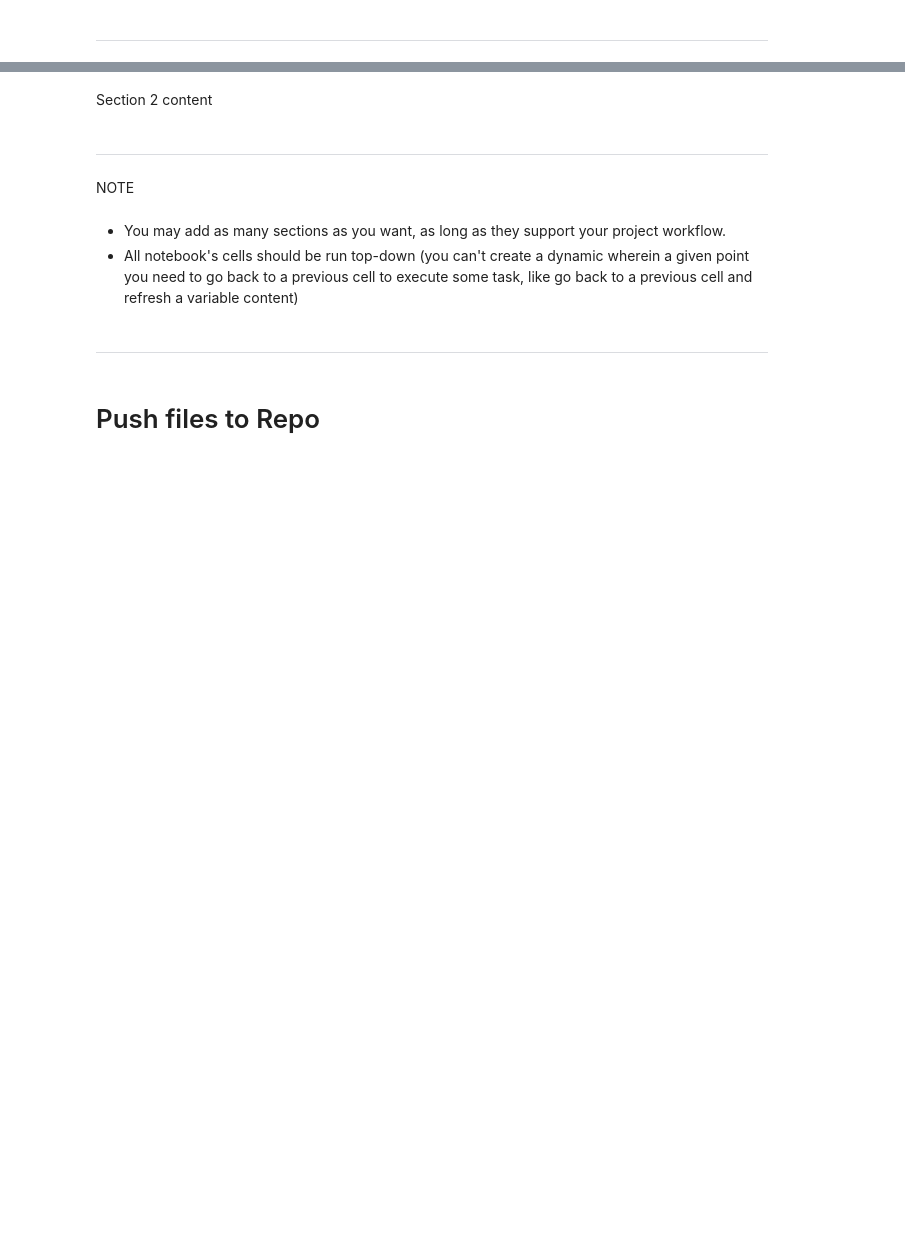
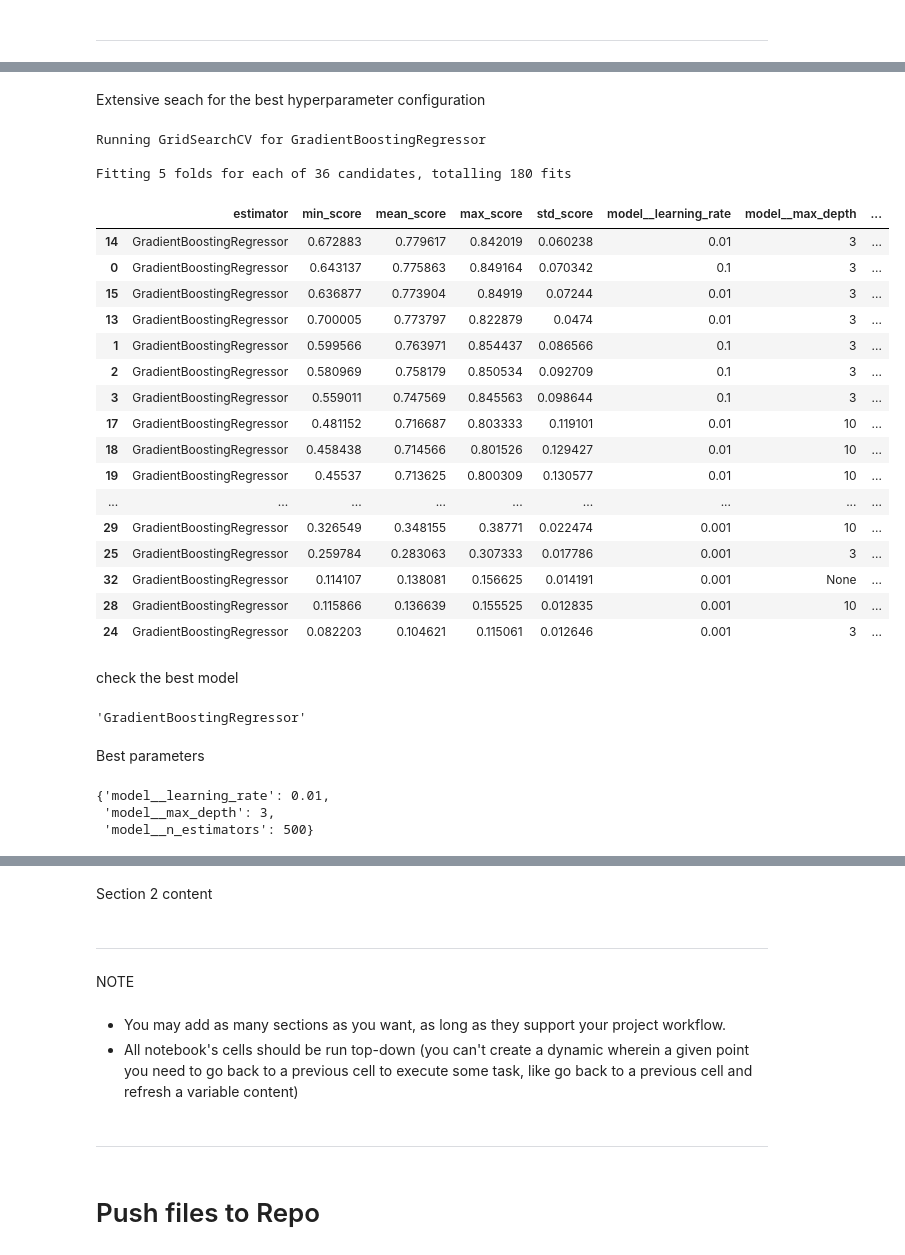
Before and after one commit to HarveyBurton96/milestone-project-heritage-housing-issues, a Jupyter notebook: jupyter_notebooks/Notebook_Template.ipynb, the cells around one changed output, grey strips where cells are left out. Saved outputs shown, nothing was run; the diff lists cells and outputs as text; code cells hidden in the pictures; blank space fills up the shorter version.

```diff
--- a/jupyter_notebooks/Notebook_Template.ipynb
+++ b/jupyter_notebooks/Notebook_Template.ipynb
@@ -50,0 +190,20 @@ Section 1 content
+# %%
+models_quick_search = {
+    'LinearRegression': LinearRegression(),
+    "DecisionTreeRegressor": DecisionTreeRegressor(random_state=0),
+    "RandomForestRegressor": RandomForestRegressor(random_state=0),
+    "ExtraTreesRegressor": ExtraTreesRegressor(random_state=0),
+    "AdaBoostRegressor": AdaBoostRegressor(random_state=0),
+    "GradientBoostingRegressor": GradientBoostingRegressor(random_state=0),
+    "XGBRegressor": XGBRegressor(random_state=0),
+}
+
+params_quick_search = {
+    'LinearRegression': {},
+    "DecisionTreeRegressor": {},
+    "RandomForestRegressor": {},
+    "ExtraTreesRegressor": {},
+    "AdaBoostRegressor": {},
+    "GradientBoostingRegressor": {},
+    "XGBRegressor": {},
+}
@@ -50,0 +212,3 @@ Section 1 content
+# %%
+search = HyperparameterOptimizationSearch(models=models_quick_search, params=params_quick_search)
+search.fit(X_train, y_train, scoring='r2', n_jobs=-1, cv=5)
@@ -50,0 +247,57 @@ Section 1 content
+# %% [markdown]
+Extensive seach for the best hyperparameter configuration
+# %%
+models_search = {
+    "GradientBoostingRegressor": GradientBoostingRegressor(random_state=0),
+}
+
+params_search = {
+    "GradientBoostingRegressor": {
+        'model__n_estimators': [100,300,500, 1000],
+        'model__learning_rate': [1e-1,1e-2,1e-3],
+        'model__max_depth': [3,10,None],
+    }
+}
+# %%
+search = HyperparameterOptimizationSearch(models=models_search, params=params_search)
+search.fit(X_train, y_train, scoring = 'r2', n_jobs=-1, cv=5)
+# %% [output]
+Running GridSearchCV for GradientBoostingRegressor
+
+Fitting 5 folds for each of 36 candidates, totalling 180 fits
+# %%
+grid_search_summary, grid_search_pipelines = search.score_summary(sort_by='mean_score')
+grid_search_summary
+# %% [output]
+|  | estimator | min_score | mean_score | max_score | std_score | model__learning_rate | model__max_depth | ... |
+| 14 | GradientBoostingRegressor | 0.672883 | 0.779617 | 0.842019 | 0.060238 | 0.01 | 3 | ... |
+| 0 | GradientBoostingRegressor | 0.643137 | 0.775863 | 0.849164 | 0.070342 | 0.1 | 3 | ... |
+| 15 | GradientBoostingRegressor | 0.636877 | 0.773904 | 0.84919 | 0.07244 | 0.01 | 3 | ... |
+| 13 | GradientBoostingRegressor | 0.700005 | 0.773797 | 0.822879 | 0.0474 | 0.01 | 3 | ... |
+| 1 | GradientBoostingRegressor | 0.599566 | 0.763971 | 0.854437 | 0.086566 | 0.1 | 3 | ... |
+| 2 | GradientBoostingRegressor | 0.580969 | 0.758179 | 0.850534 | 0.092709 | 0.1 | 3 | ... |
+| 3 | GradientBoostingRegressor | 0.559011 | 0.747569 | 0.845563 | 0.098644 | 0.1 | 3 | ... |
+| 17 | GradientBoostingRegressor | 0.481152 | 0.716687 | 0.803333 | 0.119101 | 0.01 | 10 | ... |
+| 18 | GradientBoostingRegressor | 0.458438 | 0.714566 | 0.801526 | 0.129427 | 0.01 | 10 | ... |
+| 19 | GradientBoostingRegressor | 0.45537 | 0.713625 | 0.800309 | 0.130577 | 0.01 | 10 | ... |
+| ... | ... | ... | ... | ... | ... | ... | ... | ... |
+| 29 | GradientBoostingRegressor | 0.326549 | 0.348155 | 0.38771 | 0.022474 | 0.001 | 10 | ... |
+| 25 | GradientBoostingRegressor | 0.259784 | 0.283063 | 0.307333 | 0.017786 | 0.001 | 3 | ... |
+| 32 | GradientBoostingRegressor | 0.114107 | 0.138081 | 0.156625 | 0.014191 | 0.001 | None | ... |
+| 28 | GradientBoostingRegressor | 0.115866 | 0.136639 | 0.155525 | 0.012835 | 0.001 | 10 | ... |
+| 24 | GradientBoostingRegressor | 0.082203 | 0.104621 | 0.115061 | 0.012646 | 0.001 | 3 | ... |
+# %% [markdown]
+check the best model
+# %%
+best_model = grid_search_summary.iloc[0, 0]
+best_model
+# %% [output]
+'GradientBoostingRegressor'
+# %% [markdown]
+Best parameters
+# %%
+grid_search_pipelines[best_model].best_params_
+# %% [output]
+{'model__learning_rate': 0.01,
+ 'model__max_depth': 3,
+ 'model__n_estimators': 500}
```
Also changed, not shown: parts of 27 cells of this notebook.
